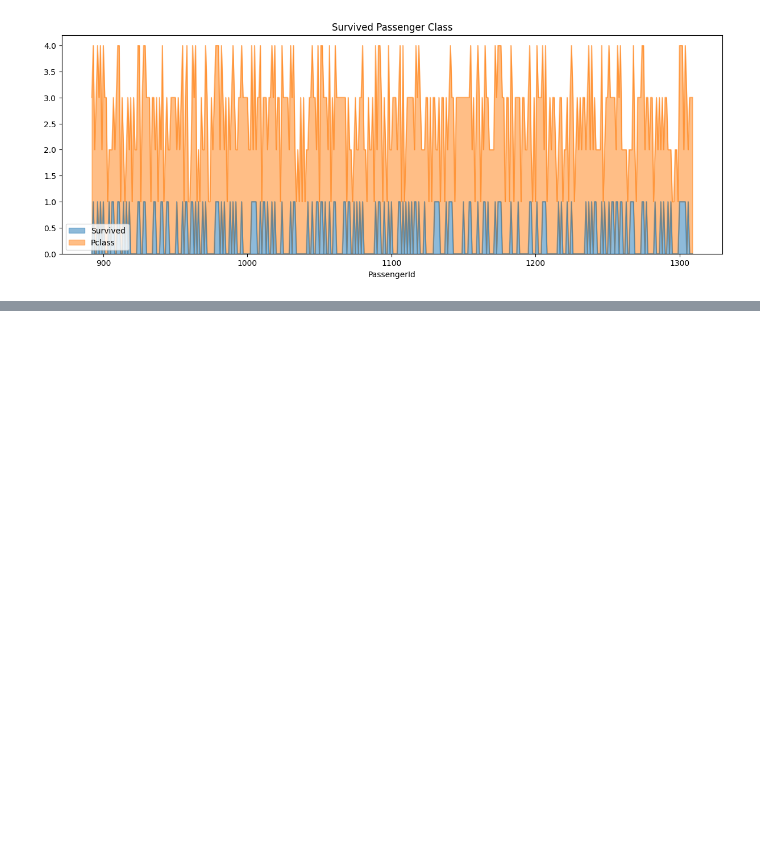
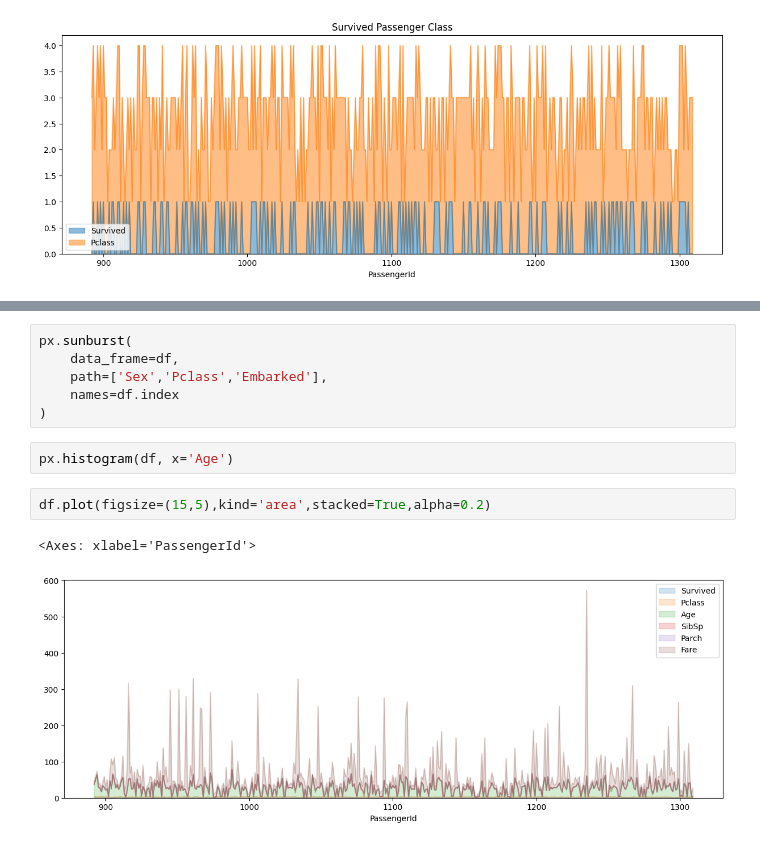
Before and after one commit to SnehRosh/python-data-science-course, a Jupyter notebook: Data Analysis/TitanicDA.ipynb, the cells around one changed output, grey strips where cells are left out. Saved outputs shown, nothing was run; the diff lists cells and outputs as text; blank space fills up the shorter version.

```diff
--- a/Data Analysis/TitanicDA.ipynb
+++ b/Data Analysis/TitanicDA.ipynb
@@ -116,0 +134,13 @@ df[['Survived','Pclass']].plot(kind='area',
+# %%
+px.sunburst(
+    data_frame=df,
+    path=['Sex','Pclass','Embarked'],
+    names=df.index
+)
+# %%
+px.histogram(df, x='Age')
+# %%
+df.plot(figsize=(15,5),kind='area',stacked=True,alpha=0.2)
+# %% [output]
+<Axes: xlabel='PassengerId'>
+[figure, added]
```
Also changed, not shown: parts of 3 cells of this notebook, 3 other files.
